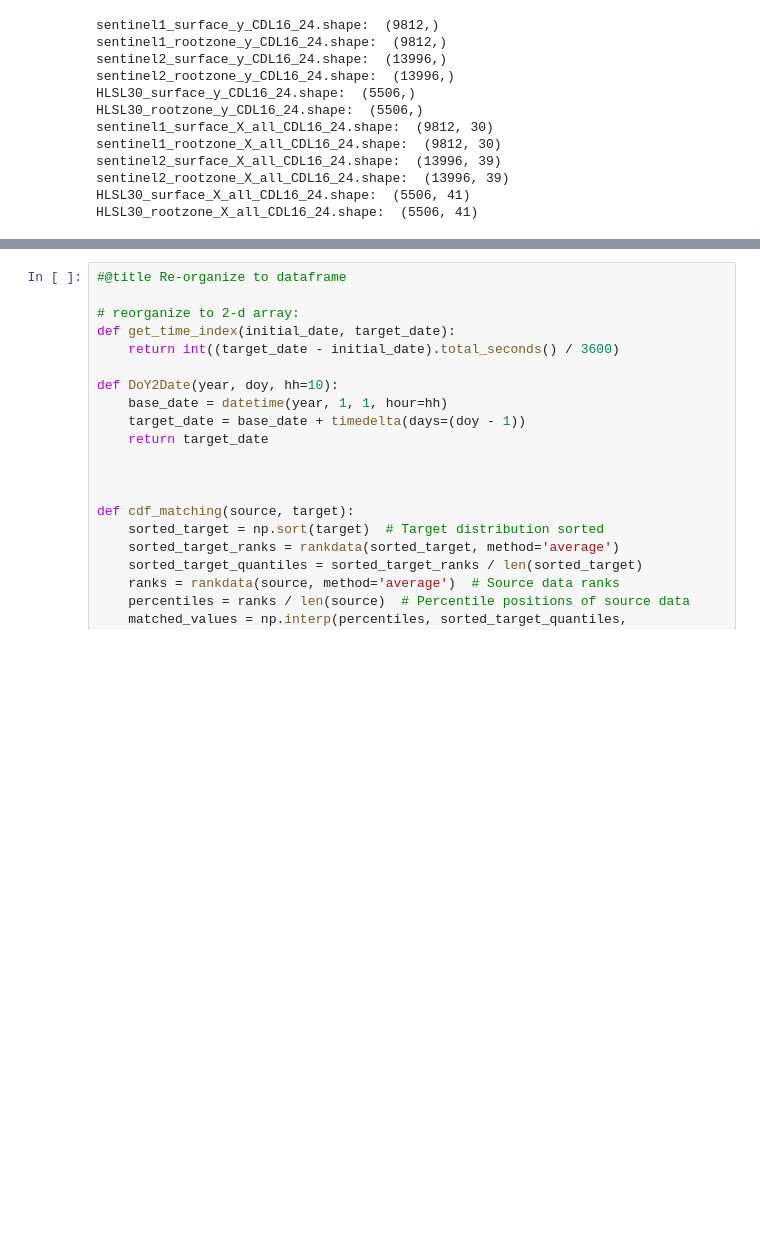
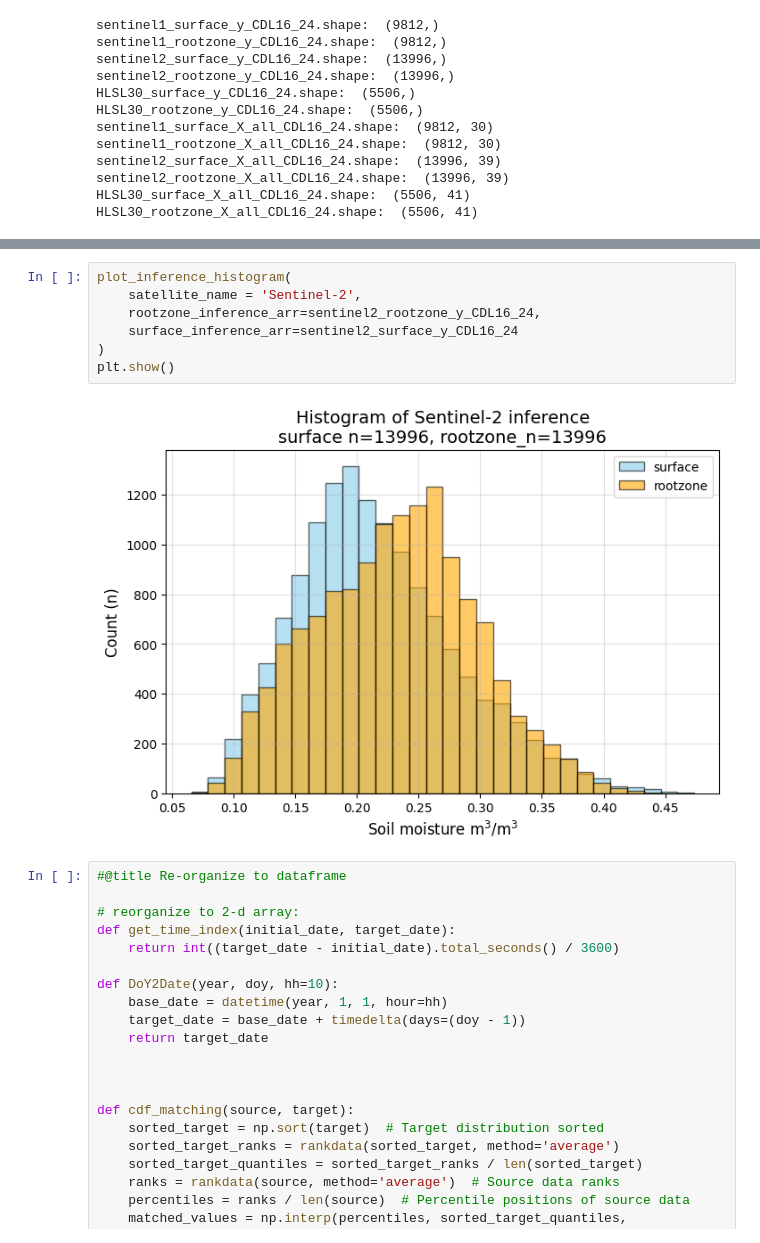
Before and after one commit to ilmcconnell/HRSM, a Jupyter notebook: HRSM_MAPPING_ML_pipeline_multiplePoints_lgar_inputs.ipynb, the cells around one changed output, grey strips where cells are left out. Cells and saved outputs as stored; diff of their text form; blank space fills up the shorter version.

```diff
--- a/HRSM_MAPPING_ML_pipeline_multiplePoints_lgar_inputs.ipynb
+++ b/HRSM_MAPPING_ML_pipeline_multiplePoints_lgar_inputs.ipynb
@@ -2700,3 +2727,12 @@ plt.show()
+# %%
+plot_inference_histogram(
+    satellite_name = 'Sentinel-2',
+    rootzone_inference_arr=sentinel2_rootzone_y_CDL16_24,
+    surface_inference_arr=sentinel2_surface_y_CDL16_24
+)
+plt.show()
+# %% [output]
+[figure, added]
 # %%
 #@title Re-organize to dataframe
 
```
Also changed, not shown: parts of 22 cells of this notebook.
